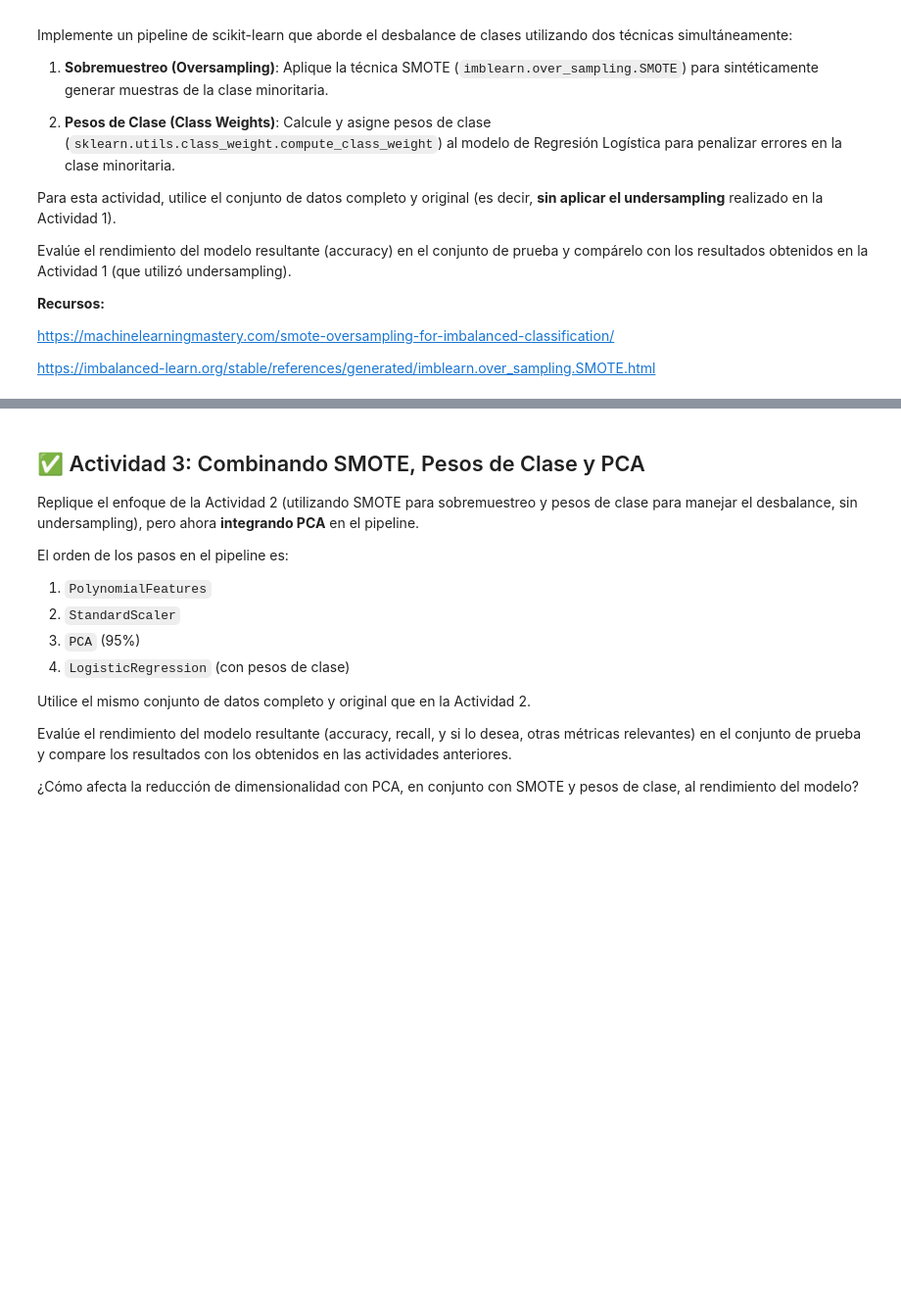
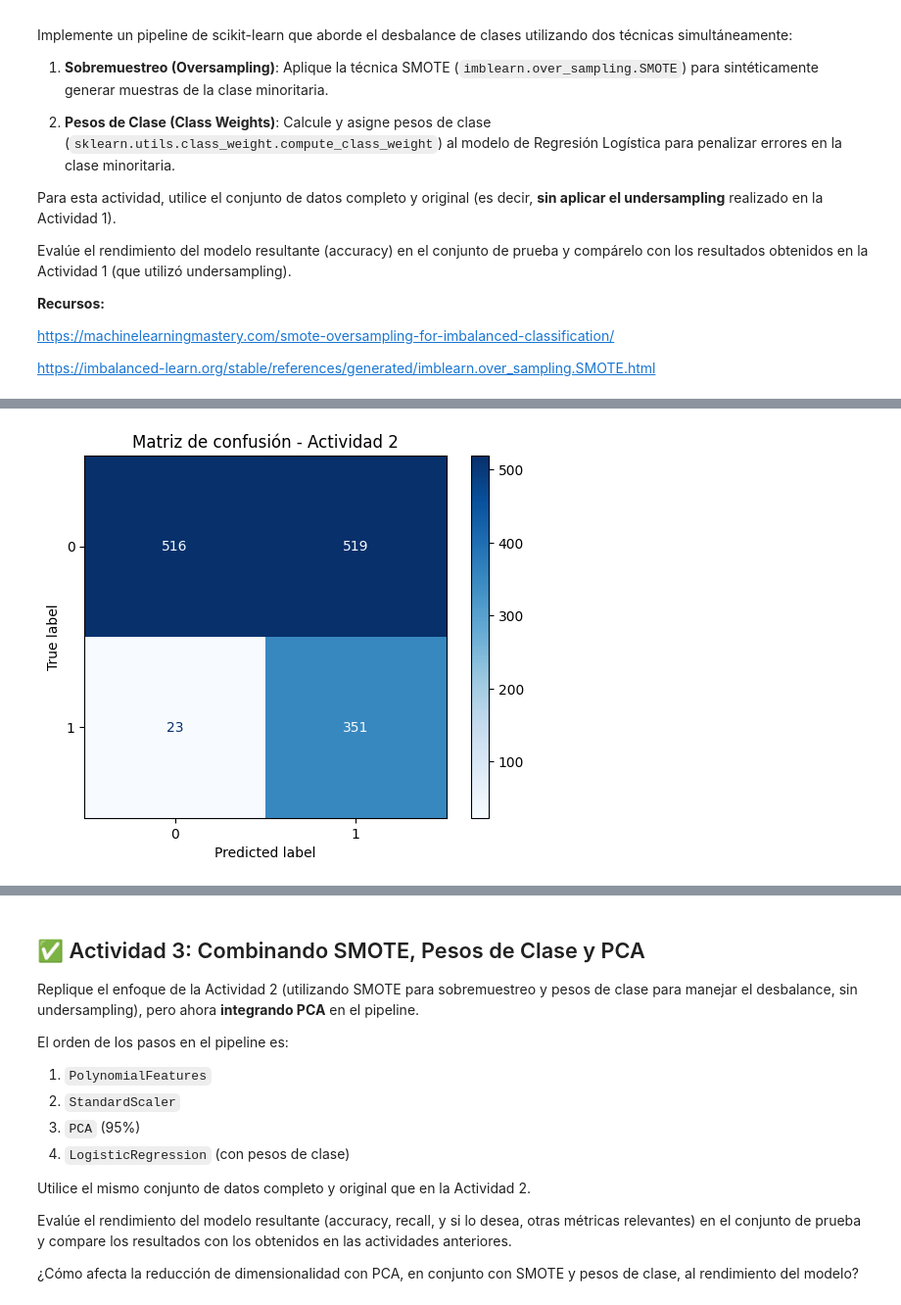
Before and after one commit to GadielStanislaw/Machine-Learning-Labs, a Jupyter notebook: Lab01RegLineal/Planteamiento_Clasificación_Churn_Telecomunicaciones_Logistic_Regression.ipynb, the cells around one changed output, grey strips where cells are left out. Shown at 98% size. Cells and saved outputs as stored; diff of their text form; code cells hidden in the pictures; blank space fills up the shorter version.

```diff
--- a/Lab01RegLineal/Planteamiento_Clasificación_Churn_Telecomunicaciones_Logistic_Regression.ipynb
+++ b/Lab01RegLineal/Planteamiento_Clasificación_Churn_Telecomunicaciones_Logistic_Regression.ipynb
@@ -478,0 +477,70 @@ https://imbalanced-learn.org/stable/references/generated/imblearn.over_sampling.
+# %%
+# Importar librerías necesarias
+from imblearn.pipeline import Pipeline as ImbPipeline
+from imblearn.over_sampling import SMOTE
+from sklearn.utils.class_weight import compute_class_weight
+from sklearn.metrics import ConfusionMatrixDisplay
+import matplotlib.pyplot as plt
+
+# Obtener las clases presentes en la variable objetivo
+classes = np.unique(y_train)
+
+# Calcular los pesos de clase para manejar el desbalance
+class_weights = compute_class_weight(
+    class_weight='balanced',
+    classes=classes,
+    y=y_train
+)
+
+# Convertir los pesos de clase a un diccionario
+class_weight_dict = dict(zip(classes, class_weights))
+
+# Mostrar los pesos calculados para cada clase
+print("Pesos de clase:", class_weight_dict)
+
+# Crear el pipeline con transformación polinómica, escalamiento, SMOTE y regresión logística
+pipeline_act2 = ImbPipeline([
+    ('polynomial_features', PolynomialFeatures(degree=2)),
+    ('scaler', StandardScaler()),
+    ('smote', SMOTE(random_state=42)),
+    ('logistic_regression', LogisticRegression(
+        max_iter=20000,
+        penalty='l2',
+        C=best_C,
+        class_weight=class_weight_dict
+    ))
+])
+
+# Entrenar el modelo usando el conjunto de entrenamiento original
+pipeline_act2.fit(X_train, y_train)
+
+# Realizar predicciones sobre el conjunto de prueba
+y_pred_test_act2 = pipeline_act2.predict(X_test)
+
+# Calcular el accuracy del modelo en prueba
+acc_act2 = accuracy_score(y_test, y_pred_test_act2)
+
+# Calcular el recall del modelo en prueba
+recall_act2 = recall_score(y_test, y_pred_test_act2)
+
+print("Accuracy test Actividad 2:", acc_act2)
+print("Recall test Actividad 2:", recall_act2)
+print(classification_report(y_test, y_pred_test_act2))
+print("Comparación:")
+
+# Mostrar resultados de la Actividad 1
+print("Actividad 1 - Accuracy:", acc_act1, "Recall:", recall_act1)
+
+# Mostrar resultados de la Actividad 2
+print("Actividad 2 - Accuracy:", acc_act2, "Recall:", recall_act2)
+
+
+ConfusionMatrixDisplay.from_predictions(
+    y_test,
+    y_pred_test_act2,
+    cmap="Blues"
+)
+
+plt.title("Matriz de confusión - Actividad 2")
+plt.show()
+# %% [output]
@@ -478,0 +562 @@ https://imbalanced-learn.org/stable/references/generated/imblearn.over_sampling.
+[figure, added]
```
Also changed, not shown: parts of 4 cells of this notebook.
